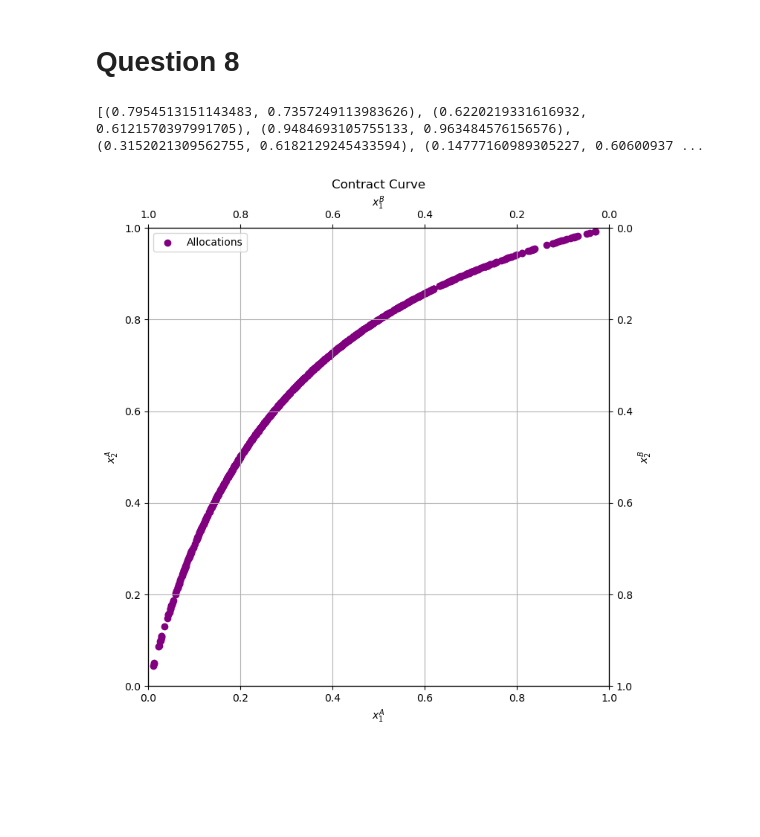
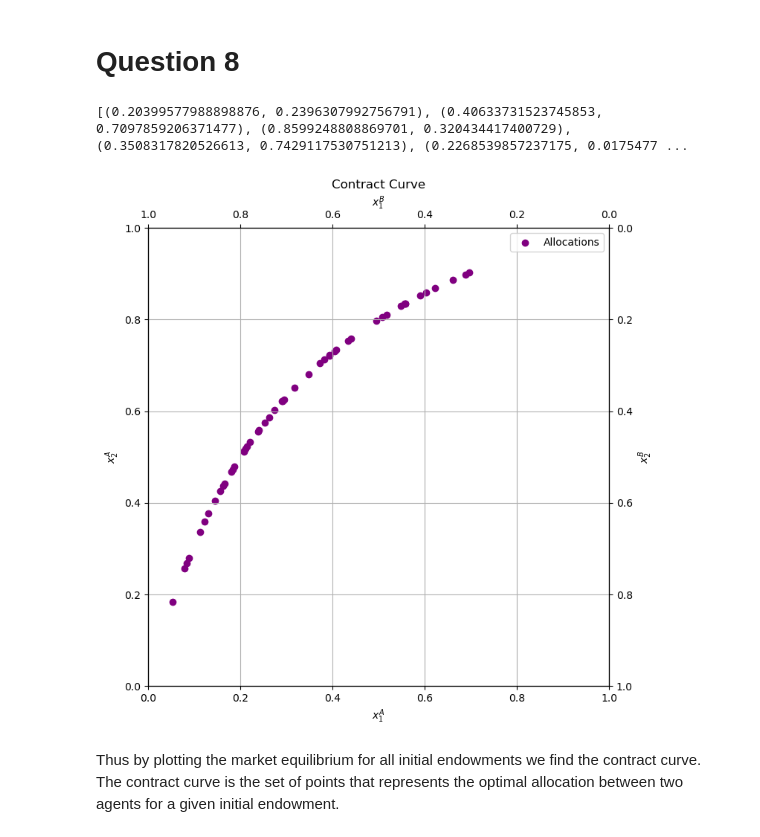
Before and after one commit to NumEconCopenhagen/projects-2024-anders-2-don-1, a Jupyter notebook: inauguralproject/inauguralproject.ipynb, the cells around one changed output. Saved outputs shown, nothing was run; the diff lists cells and outputs as text; code cells hidden in the pictures; blank space fills up the shorter version.

```diff
--- a/inauguralproject/inauguralproject.ipynb
+++ b/inauguralproject/inauguralproject.ipynb
@@ -353,7 +353,7 @@ random_initial_allocations = [(random.uniform(0, 1), random.uniform(0, 1)) for _
 import random
 
 # Create a list of 50 tuples, each with two random numbers between 0 and 1
-random_initial_allocations = [(random.uniform(0, 1), random.uniform(0, 1)) for _ in range(1000)]
+random_initial_allocations = [(random.uniform(0, 1), random.uniform(0, 1)) for _ in range(50)]
 
 
 economy2 = ExchangeEconomyClass2()
@@ -391,32 +391,34 @@ plt.figure(figsize=(8, 8))  # Making the plot larger to clearly see all points
 plt.scatter(x1Aplot, x2Aplot, color=maincolor, label='Allocations')  # Plotting the allocations
 plt.title('Contract Curve')
 plt.xlabel('$x_1^A$')
 plt.ylabel('$x_2^A$')
 
 # Setting the primary axes limits
 plt.xlim(0, 1)  # Setting the x-axis limits
 plt.ylim(0, 1)  # Setting the y-axis limits
 
 # Adding a grid for better visibility
 plt.grid(True)
 
 # Adding a legend
 plt.legend()
 
 # Adding secondary axes for Consumer B
 ax2 = plt.gca().twinx()  # Creates a secondary y-axis
 ax2.set_ylabel('$x_2^B$')
 ax2.set_ylim(0, 1)  # Setting the secondary y-axis limits to mirror primary y-axis
 
 ax3 = plt.gca().twiny()  # Creates a secondary x-axis
 ax3.set_xlabel('$x_1^B$')
 ax3.set_xlim(0, 1)  # Setting the secondary x-axis limits to mirror primary x-axis
 
 # Invert the secondary axes to show allocations to B as the remainder
 ax2.invert_yaxis()
 ax3.invert_xaxis()
 
 plt.show()
 # %% [output]
-[(0.7954513151143483, 0.7357249113983626), (0.6220219331616932, 0.6121570397991705), (0.9484693105755133, 0.963484576156576), (0.3152021309562755, 0.6182129245433594), (0.14777160989305227, 0.60600937 ...
+[(0.20399577988898876, 0.2396307992756791), (0.40633731523745853, 0.7097859206371477), (0.8599248808869701, 0.320434417400729), (0.3508317820526613, 0.7429117530751213), (0.2268539857237175, 0.0175477 ...
-[figure, old version]
+[figure, new version]
+# %% [markdown]
+Thus by plotting the market equilibrium for all initial endowments we find the contract curve. The contract curve is the set of points that represents the optimal allocation between two agents for a given initial endowment.
```
